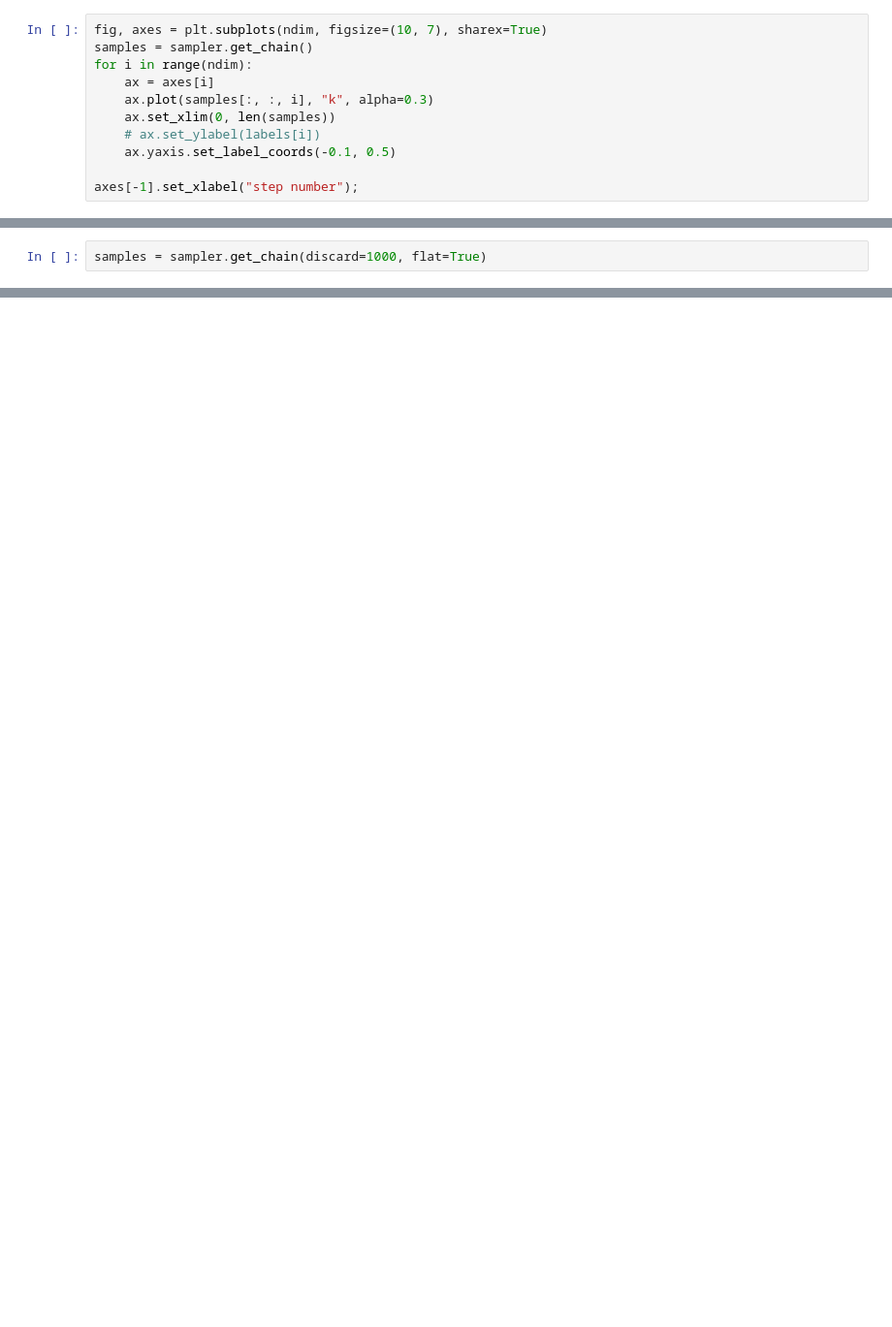
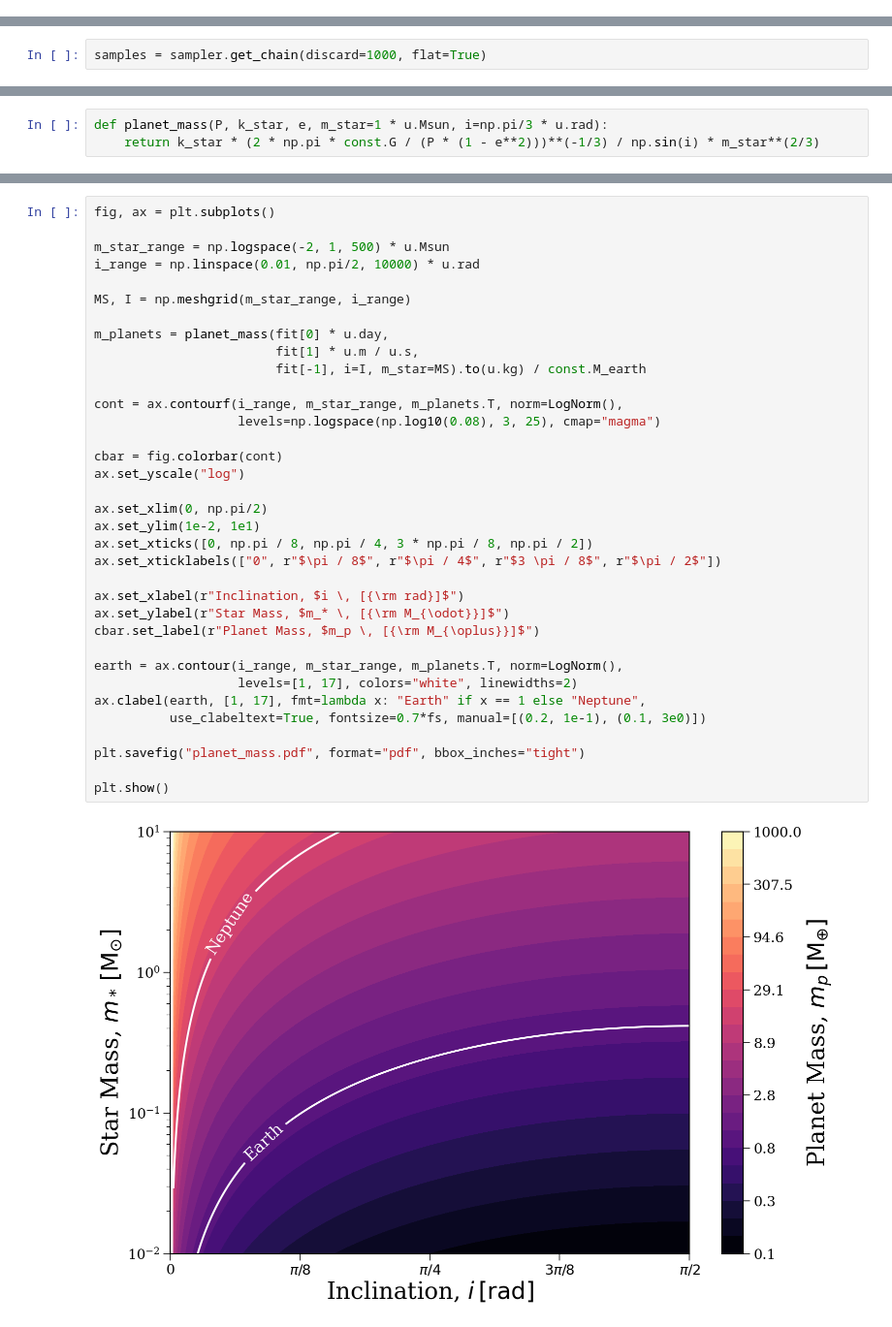
Before and after one commit to TomWagg/thermo_winter21, a Jupyter notebook: 558_exoplanets/pset1/rv_fitting.ipynb, the cells around one changed output, grey strips where cells are left out. Shown at 97% size. Cells and saved outputs as stored; diff of their text form; blank space fills up the shorter version.

```diff
--- a/558_exoplanets/pset1/rv_fitting.ipynb
+++ b/558_exoplanets/pset1/rv_fitting.ipynb
@@ -105,14 +94,3 @@ nwalkers, ndim = pos.shape
 sampler = emcee.EnsembleSampler(nwalkers=nwalkers, ndim=ndim, log_prob_fn=log_prob,
                                 args=(planet["time"], planet["rv"], planet["error"]))
 _ = sampler.run_mcmc(pos, 5000, progress=True)
-# %%
-fig, axes = plt.subplots(ndim, figsize=(10, 7), sharex=True)
-samples = sampler.get_chain()
-for i in range(ndim):
-    ax = axes[i]
-    ax.plot(samples[:, :, i], "k", alpha=0.3)
-    ax.set_xlim(0, len(samples))
-    # ax.set_ylabel(labels[i])
-    ax.yaxis.set_label_coords(-0.1, 0.5)
-
-axes[-1].set_xlabel("step number");
@@ -188,0 +164,3 @@ plt.show()
+# %%
+def planet_mass(P, k_star, e, m_star=1 * u.Msun, i=np.pi/3 * u.rad):
+    return k_star * (2 * np.pi * const.G / (P * (1 - e**2)))**(-1/3) / np.sin(i) * m_star**(2/3)
@@ -188,0 +169,37 @@ plt.show()
+# %%
+fig, ax = plt.subplots()
+
+m_star_range = np.logspace(-2, 1, 500) * u.Msun
+i_range = np.linspace(0.01, np.pi/2, 10000) * u.rad
+
+MS, I = np.meshgrid(m_star_range, i_range)
+
+m_planets = planet_mass(fit[0] * u.day,
+                        fit[1] * u.m / u.s,
+                        fit[-1], i=I, m_star=MS).to(u.kg) / const.M_earth
+
+cont = ax.contourf(i_range, m_star_range, m_planets.T, norm=LogNorm(),
+                   levels=np.logspace(np.log10(0.08), 3, 25), cmap="magma")
+
+cbar = fig.colorbar(cont)
+ax.set_yscale("log")
+
+ax.set_xlim(0, np.pi/2)
+ax.set_ylim(1e-2, 1e1)
+ax.set_xticks([0, np.pi / 8, np.pi / 4, 3 * np.pi / 8, np.pi / 2])
+ax.set_xticklabels(["0", r"$\pi / 8$", r"$\pi / 4$", r"$3 \pi / 8$", r"$\pi / 2$"])
+
+ax.set_xlabel(r"Inclination, $i \, [{\rm rad}]$")
+ax.set_ylabel(r"Star Mass, $m_* \, [{\rm M_{\odot}}]$")
+cbar.set_label(r"Planet Mass, $m_p \, [{\rm M_{\oplus}}]$")
+
+earth = ax.contour(i_range, m_star_range, m_planets.T, norm=LogNorm(),
+                   levels=[1, 17], colors="white", linewidths=2)
+ax.clabel(earth, [1, 17], fmt=lambda x: "Earth" if x == 1 else "Neptune",
+          use_clabeltext=True, fontsize=0.7*fs, manual=[(0.2, 1e-1), (0.1, 3e0)])
+
+plt.savefig("planet_mass.pdf", format="pdf", bbox_inches="tight")
+
+plt.show()
+# %% [output]
+[figure, added]
```
Also changed, not shown: parts of 15 cells of this notebook, 7 other files.
